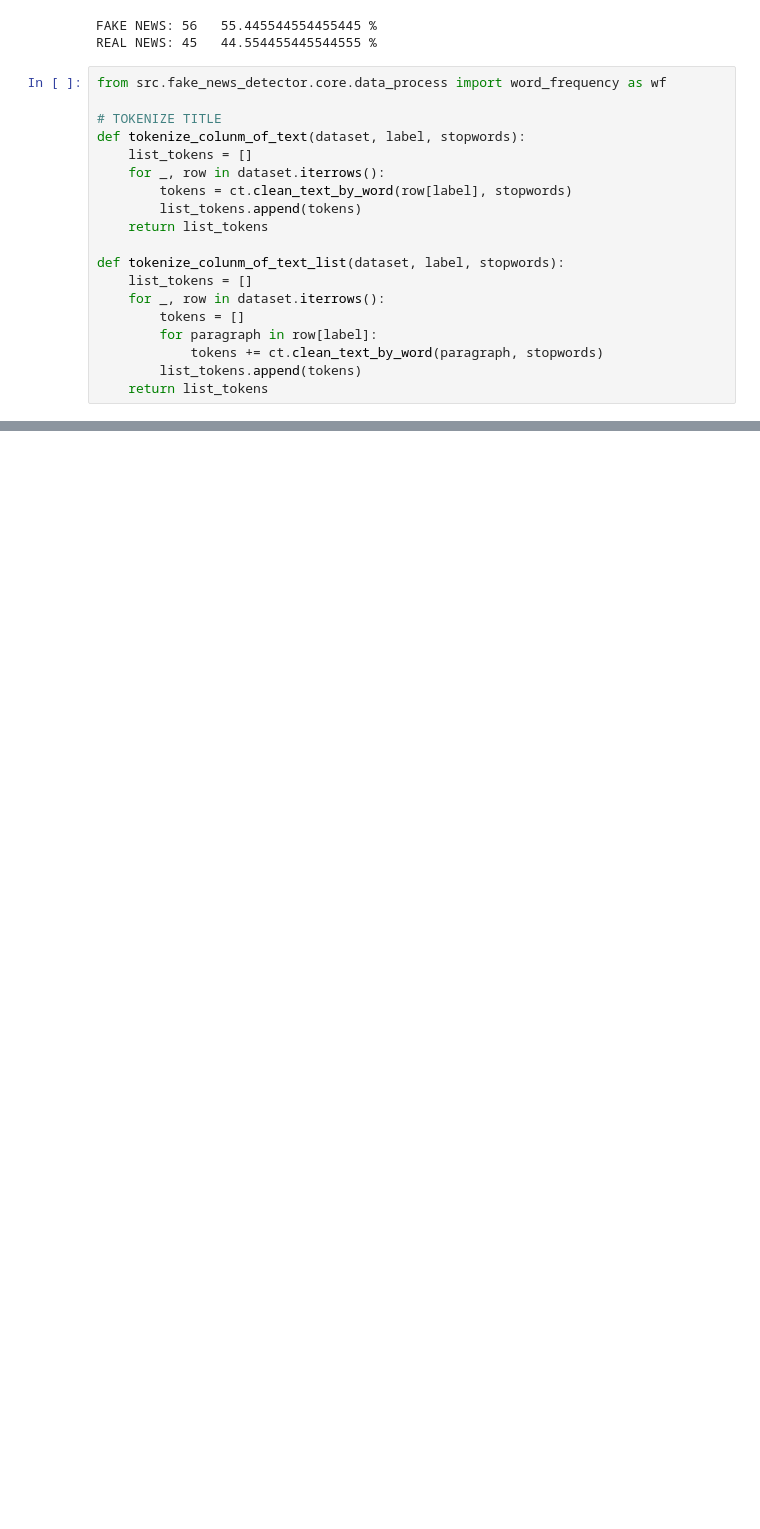
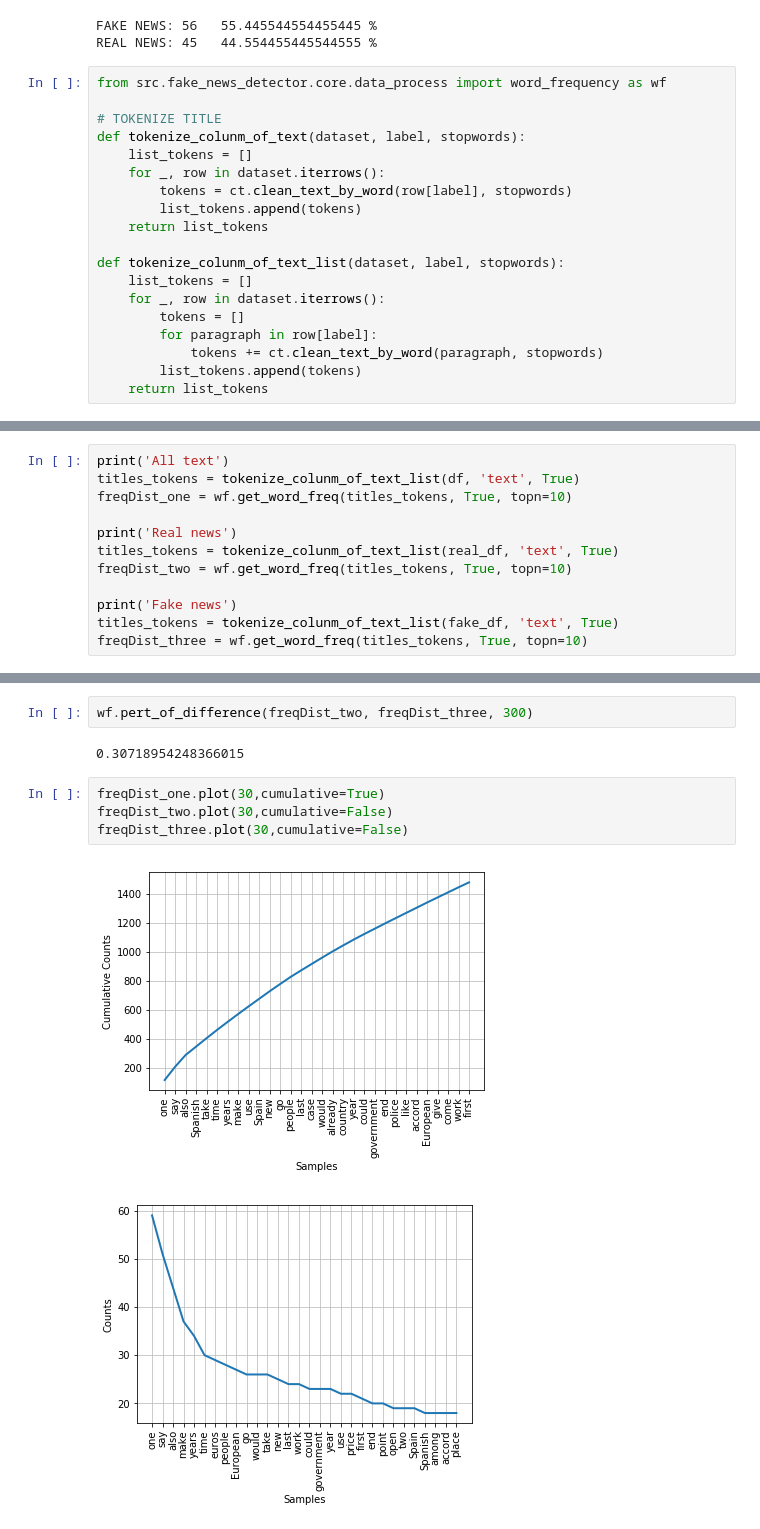
Before and after one commit to FNClassificator/FNC, a Jupyter notebook: src/fake_news_detector/exploration/dataset_exploration.ipynb, the cells around one changed output, grey strips where cells are left out. Saved outputs shown, nothing was run; the diff lists cells and outputs as text; blank space fills up the shorter version.

```diff
--- a/src/fake_news_detector/exploration/dataset_exploration.ipynb
+++ b/src/fake_news_detector/exploration/dataset_exploration.ipynb
@@ -117,0 +126,12 @@ freqDist.plot(30,cumulative=False)
+# %%
+print('All text')
+titles_tokens = tokenize_colunm_of_text_list(df, 'text', True)
+freqDist_one = wf.get_word_freq(titles_tokens, True, topn=10)
+
+print('Real news')
+titles_tokens = tokenize_colunm_of_text_list(real_df, 'text', True)
+freqDist_two = wf.get_word_freq(titles_tokens, True, topn=10)
+
+print('Fake news')
+titles_tokens = tokenize_colunm_of_text_list(fake_df, 'text', True)
+freqDist_three = wf.get_word_freq(titles_tokens, True, topn=10)
@@ -117,0 +151,11 @@ freqDist.plot(30,cumulative=False)
+# %%
+wf.pert_of_difference(freqDist_two, freqDist_three, 300)
+# %% [output]
+0.30718954248366015
+# %%
+freqDist_one.plot(30,cumulative=True)
+freqDist_two.plot(30,cumulative=False)
+freqDist_three.plot(30,cumulative=False)
+# %% [output]
+[figure, added]
+[figure, added]
```
Also changed, not shown: parts of 38 cells of this notebook, 1 other file.
